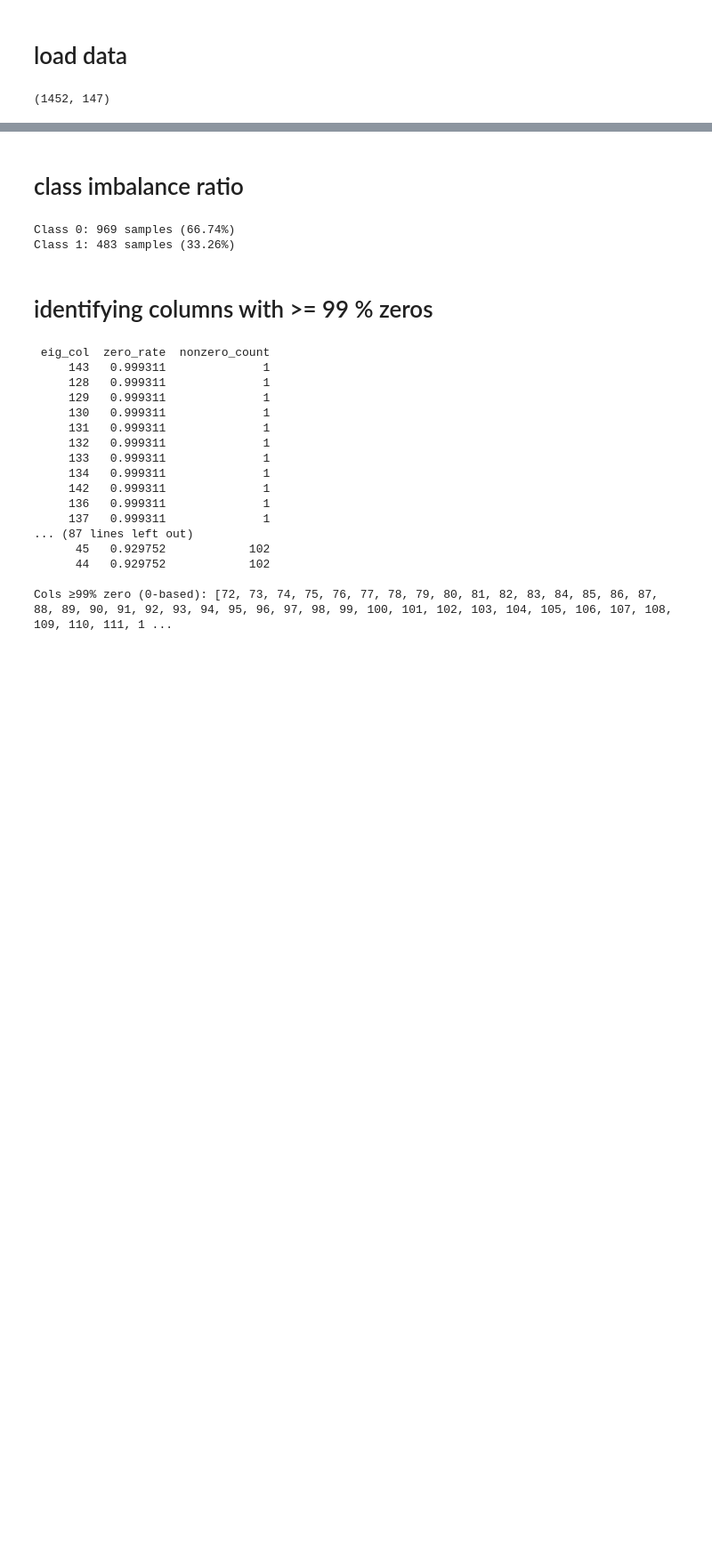
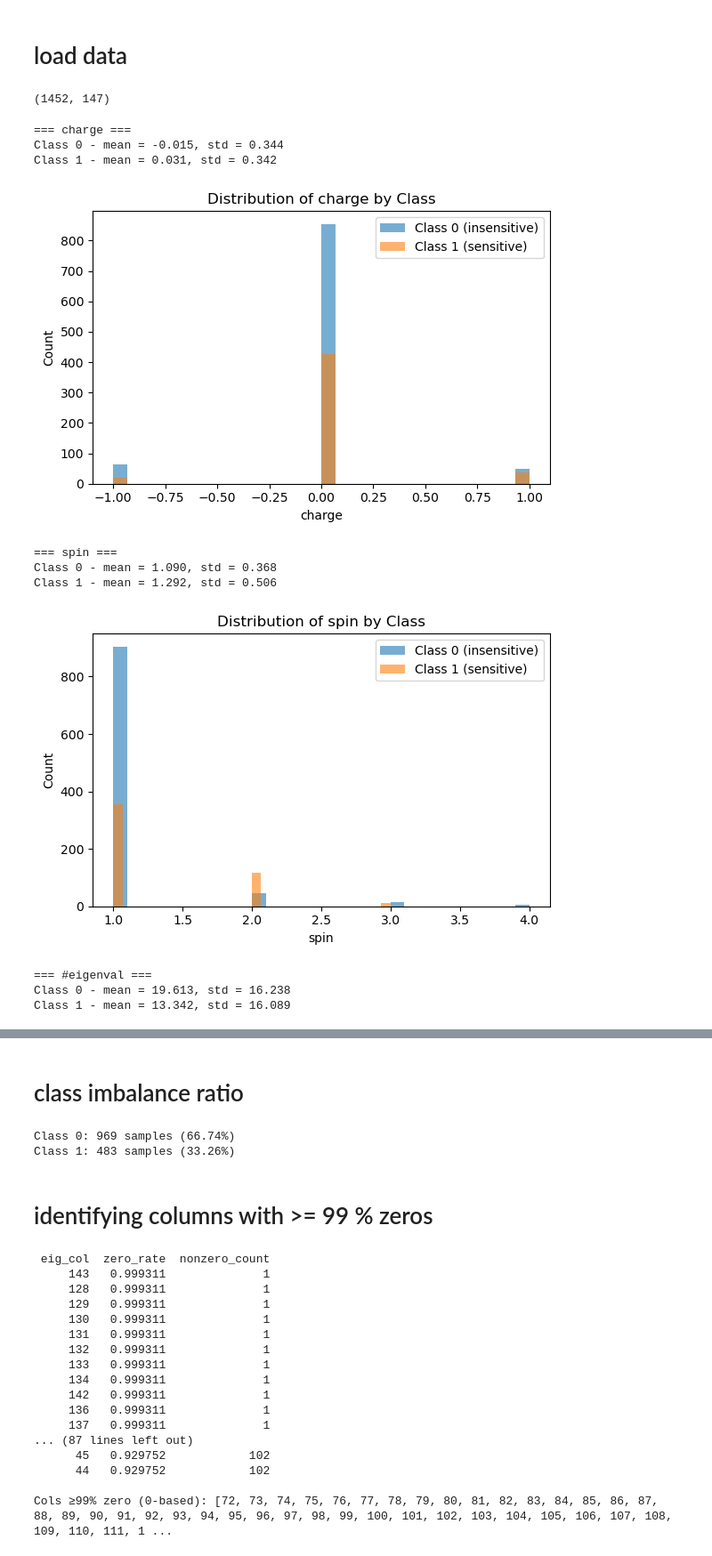
Before and after one commit to MMynampati/density_sensitivity, a Jupyter notebook: Descriptor1/descriptor1_model.ipynb, the cells around one changed output, grey strips where cells are left out. Shown at 89% size. Drawn from its saved outputs; the diff is of its cells as text; code cells hidden in the pictures; blank space fills up the shorter version.

```diff
--- a/Descriptor1/descriptor1_model.ipynb
+++ b/Descriptor1/descriptor1_model.ipynb
@@ -27,3 +28,40 @@ y = np.load("Descriptor1_complete_targets.npy")
 print(X.shape)
 # %% [output]
 (1452, 147)
+# %%
+# Separate classes
+X0 = X[y == 0]   # class 0 samples
+X1 = X[y == 1]   # class 1 samples
+
+cols = [-3, -2, -1]
+col_names = ["charge", "spin", "#eigenval"]
+
+for c, name in zip(cols, col_names):
+    v0 = X0[:, c]
+    v1 = X1[:, c]
+
+    print(f"\n=== {name} ===")
+    print(f"Class 0 - mean = {v0.mean():.3f}, std = {v0.std():.3f}")
+    print(f"Class 1 - mean = {v1.mean():.3f}, std = {v1.std():.3f}")
+
+    plt.figure(figsize=(6,4))
+    plt.hist(v0, bins=30, alpha=0.6, label="Class 0 (insensitive)")
+    plt.hist(v1, bins=30, alpha=0.6, label="Class 1 (sensitive)")
+    plt.xlabel(name)
+    plt.ylabel("Count")
+    plt.legend()
+    plt.title(f"Distribution of {name} by Class")
+    plt.tight_layout()
+    plt.show()
+# %% [output]
+=== charge ===
+Class 0 - mean = -0.015, std = 0.344
+Class 1 - mean = 0.031, std = 0.342
+[figure, added]
+=== spin ===
+Class 0 - mean = 1.090, std = 0.368
+Class 1 - mean = 1.292, std = 0.506
+[figure, added]
+=== #eigenval ===
+Class 0 - mean = 19.613, std = 16.238
+Class 1 - mean = 13.342, std = 16.089
```
Also changed, not shown: parts of 31 cells of this notebook.
